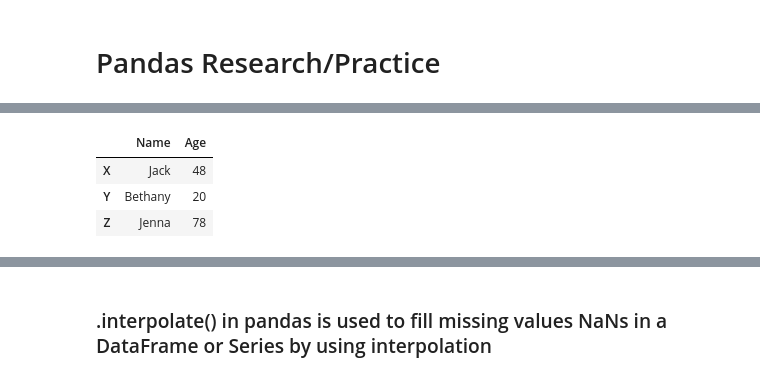
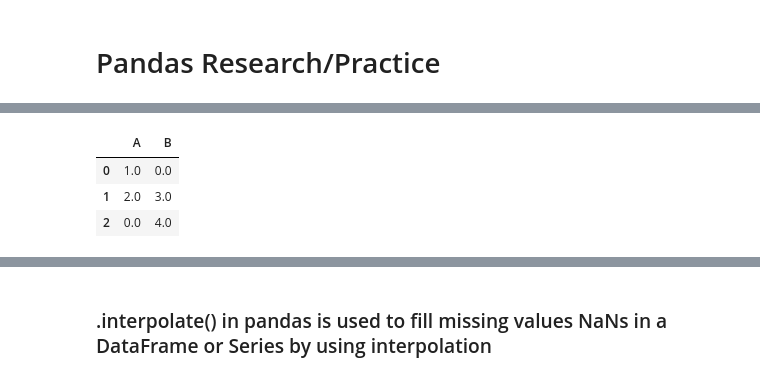
Before and after one commit to ManjotB03/python-repository, a Jupyter notebook: pandas_learning.ipynb, the cells around one changed output, grey strips where cells are left out. Drawn from its saved outputs; the diff is of its cells as text; code cells hidden in the pictures.

```diff
--- a/pandas_learning.ipynb
+++ b/pandas_learning.ipynb
@@ -257,9 +264,9 @@ df_shifted
 # %%
-#changing a DFs index
-df.index = ['X', 'Y', 'Z']
-df
+#missing values, want to change all NaN values to 0
+df_filled = df_missing.fillna(0)
+df_filled
 # %% [output]
-|  | Name | Age |
-| X | Jack | 48 |
-| Y | Bethany | 20 |
-| Z | Jenna | 78 |
+|  | A | B |
+| 0 | 1.0 | 0.0 |
+| 1 | 2.0 | 3.0 |
+| 2 | 0.0 | 4.0 |
```
Also changed, not shown: parts of 28 cells of this notebook.
